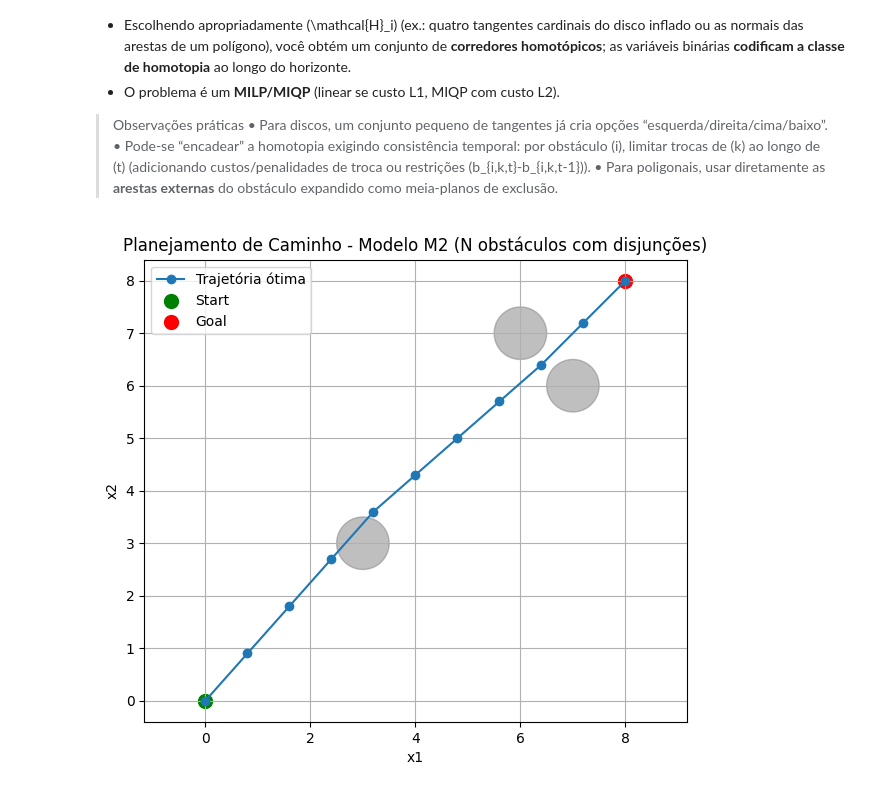
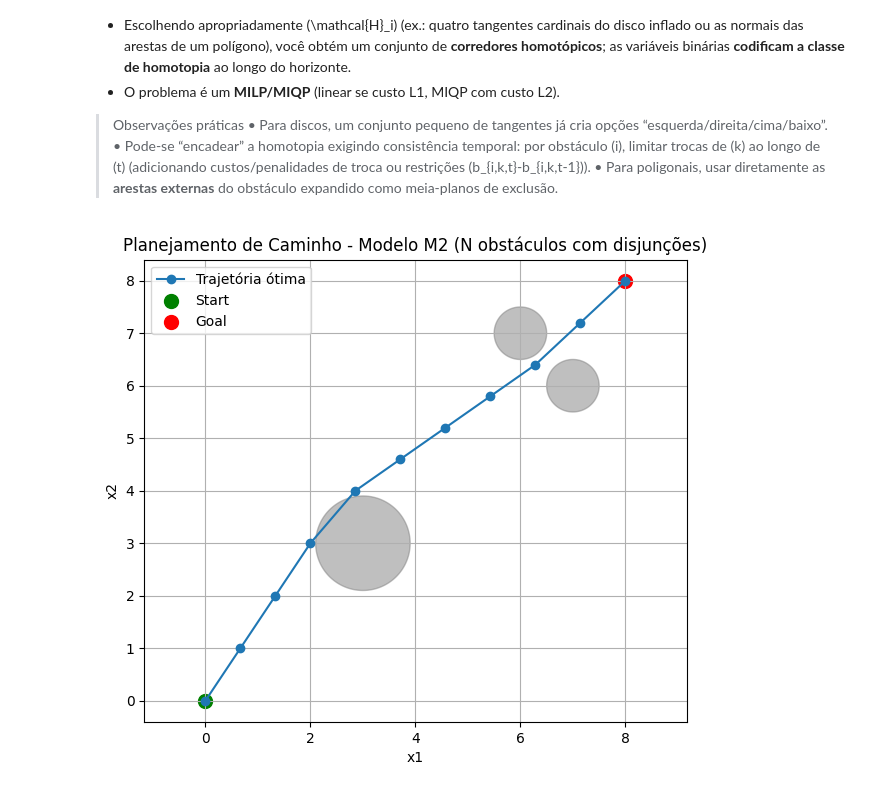
Before and after one commit to JunioCesarFerreira/AutonomousSystems_Optimization_and_DecisionMaking, a Jupyter notebook: 02-otimization/7.planning.ipynb, the cells around one changed output. Drawn from its saved outputs; the diff is of its cells as text; code cells hidden in the pictures.

```diff
--- a/02-otimization/7.planning.ipynb
+++ b/02-otimization/7.planning.ipynb
@@ -242,7 +242,7 @@ x_goal  = np.array([8.0, 8.0])
 
 # Lista de obstáculos (círculos)
 obstacles = [
-    (np.array([3.0, 3.0]), 0.5),
+    (np.array([3.0, 3.0]), 0.9),
     (np.array([7.0, 6.0]), 0.5),
     (np.array([6.0, 7.0]), 0.5),
 ]
@@ -299,31 +299,31 @@ for i,(c,r) in enumerate(obstacles):
         mdl.addConstr(x[t,1] >= c[1] + r + epsilon - M*(1-b[i,t,"T"]))
 
 # ---------------------
 # RESOLUÇÃO
 # ---------------------
 mdl.optimize()
 
 # Extrair solução
 x_sol = np.array([[x[t,0].X, x[t,1].X] for t in range(T+1)])
 
 # ---------------------
 # PLOTAGEM
 # ---------------------
 plt.figure(figsize=(7,6))
 plt.plot(x_sol[:,0], x_sol[:,1], 'o-', label="Trajetória ótima")
 plt.scatter(x_start[0], x_start[1], c='green', s=100, label="Start")
 plt.scatter(x_goal[0], x_goal[1], c='red', s=100, label="Goal")
 
 theta = np.linspace(0,2*np.pi,200)
 for (c,r) in obstacles:
     plt.fill(c[0] + r*np.cos(theta), c[1] + r*np.sin(theta), color='gray', alpha=0.5)
 
 plt.xlabel("x1")
 plt.ylabel("x2")
 plt.title("Planejamento de Caminho - Modelo M2 (N obstáculos com disjunções)")
 plt.legend()
 plt.axis("equal")
 plt.grid(True)
 plt.show()
 # %% [output]
-[figure, old version]
+[figure, new version]
```
